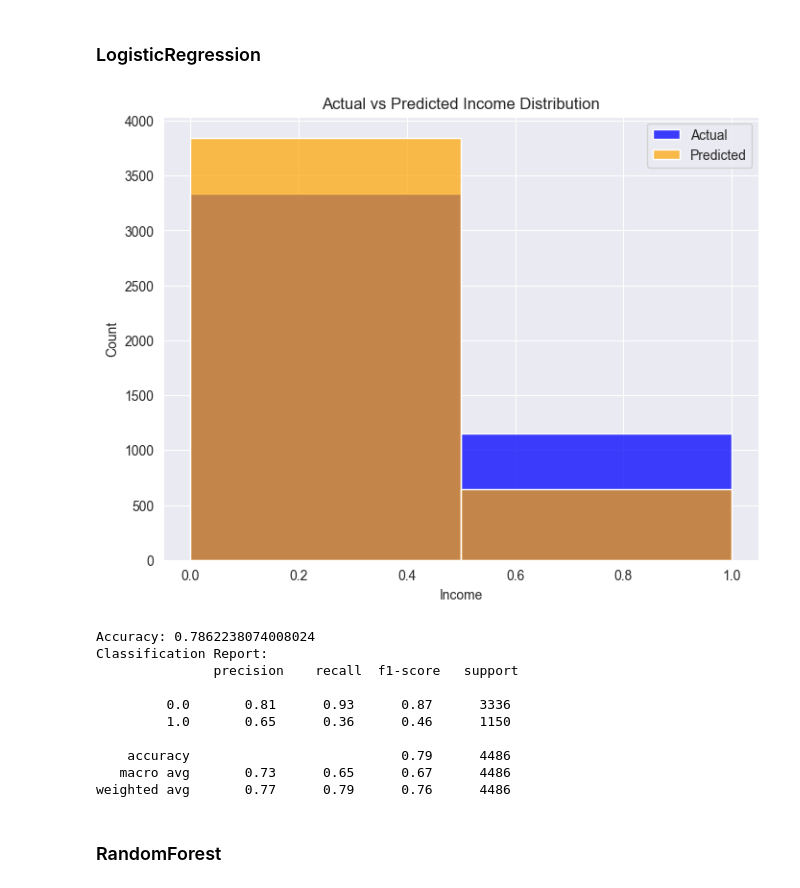
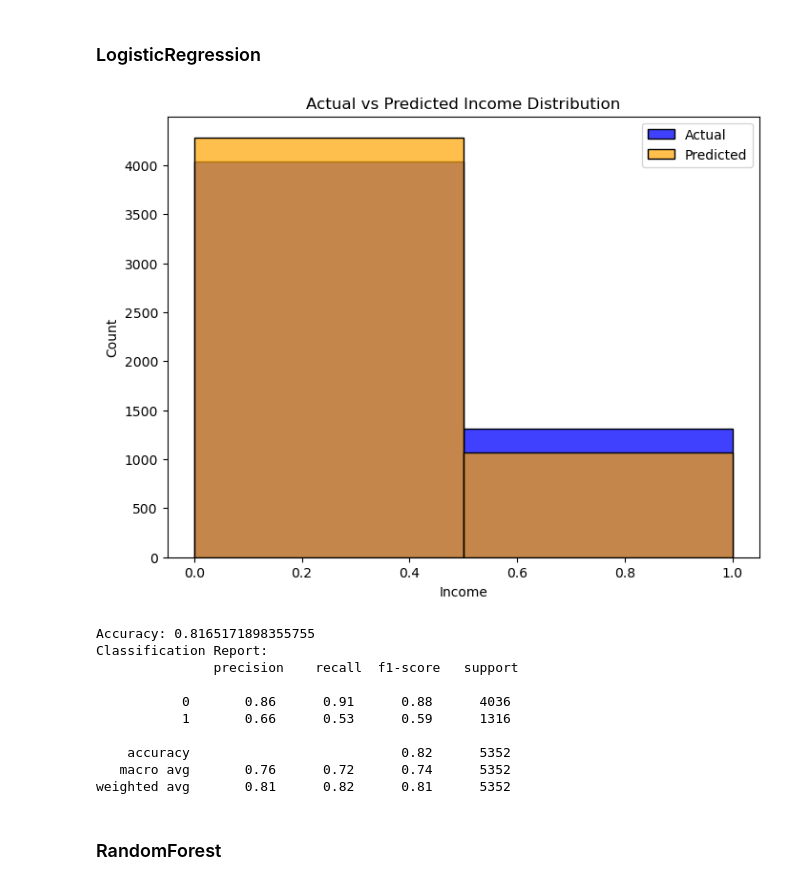
Before and after one commit to itzHiti/ml-endterm, a Jupyter notebook: donework.ipynb, the cells around one changed output. Saved outputs shown, nothing was run; the diff lists cells and outputs as text; code cells hidden in the pictures.

Commit message:
fixed indexing

```diff
--- a/donework.ipynb
+++ b/donework.ipynb
@@ -214,6 +214,14 @@ ordinal_encoder = OrdinalEncoder(categories=[education_sorted])
 ordinal_encoded_cols = pd.DataFrame(ordinal_encoder.fit_transform(df[ordinal_categorical_cols]), columns=ordinal_categorical_cols)
 ordinal_encoded_cols_test = pd.DataFrame(ordinal_encoder.transform(df_test[ordinal_categorical_cols]), columns=ordinal_categorical_cols)
 
+ohe_encoded_cols.index = df.index
+target_encoded_cols.index = df.index
+ordinal_encoded_cols.index = df.index
+
+ohe_encoded_cols_test.index = df_test.index
+target_encoded_cols_test.index = df_test.index
+ordinal_encoded_cols_test.index = df_test.index
+
 df_encoded = pd.concat(
     [df.drop(columns=categorical_cols), ohe_encoded_cols, target_encoded_cols, ordinal_encoded_cols],
     axis=1
@@ -224,5 +232,5 @@ df_encoded_test = pd.concat(
     axis=1
 )
 
-print(df_encoded.head(10))
+print(df_encoded)
 # %% [output]
@@ -256,54 +264,54 @@ from sklearn.linear_model import LogisticRegression
 from sklearn.model_selection import train_test_split
 from sklearn.metrics import accuracy_score, classification_report
 
-df_encoded = pd.concat(
-	[df.drop(columns=categorical_cols), ohe_encoded_cols, target_encoded_cols, ordinal_encoded_cols],
-	axis=1
-)
+# df_encoded = pd.concat(
+# 	[df.drop(columns=categorical_cols), ohe_encoded_cols, target_encoded_cols, ordinal_encoded_cols],
+# 	axis=1
+# )
 
 X = df_encoded.drop(columns=["Income"])
 y = df_encoded["Income"]
 
 X_train, X_val, y_train, y_val = train_test_split(X, y, test_size=0.2, random_state=42)
 
 log_reg = LogisticRegression(max_iter=1000, random_state=42)
 
 X_train = X_train.dropna()
 y_train = y_train[X_train.index]
 
 X_val = X_val.dropna()
 y_val = y_val[X_val.index]
 y_train = y_train.dropna()
 y_val = y_val.dropna()
 
 log_reg.fit(X_train, y_train)
 
 y_pred = log_reg.predict(X_val)
 
 plt.figure(figsize=(8, 6))
 sns.histplot(y_val, color="blue", label="Actual", kde=False, bins=2)
 
 sns.histplot(y_pred, color="orange", label="Predicted", kde=False, bins=2, alpha=0.7)
 plt.legend()
 plt.title("Actual vs Predicted Income Distribution")
 plt.xlabel("Income")
 plt.ylabel("Count")
 plt.show()
 
 print("Accuracy:", accuracy_score(y_val, y_pred))
 print("Classification Report:\n", classification_report(y_val, y_pred))
 # %% [output]
-[figure, old version]
+[figure, new version]
-Accuracy: 0.7862238074008024
+Accuracy: 0.8165171898355755
 Classification Report:
                precision    recall  f1-score   support
 
-         0.0       0.81      0.93      0.87      3336
-         1.0       0.65      0.36      0.46      1150
+           0       0.86      0.91      0.88      4036
+           1       0.66      0.53      0.59      1316
 
-    accuracy                           0.79      4486
-   macro avg       0.73      0.65      0.67      4486
-weighted avg       0.77      0.79      0.76      4486
+    accuracy                           0.82      5352
+   macro avg       0.76      0.72      0.74      5352
+weighted avg       0.81      0.82      0.81      5352
 # %% [markdown]
 ### RandomForest
 # %%
```
Also changed, not shown: parts of 11 cells of this notebook.
